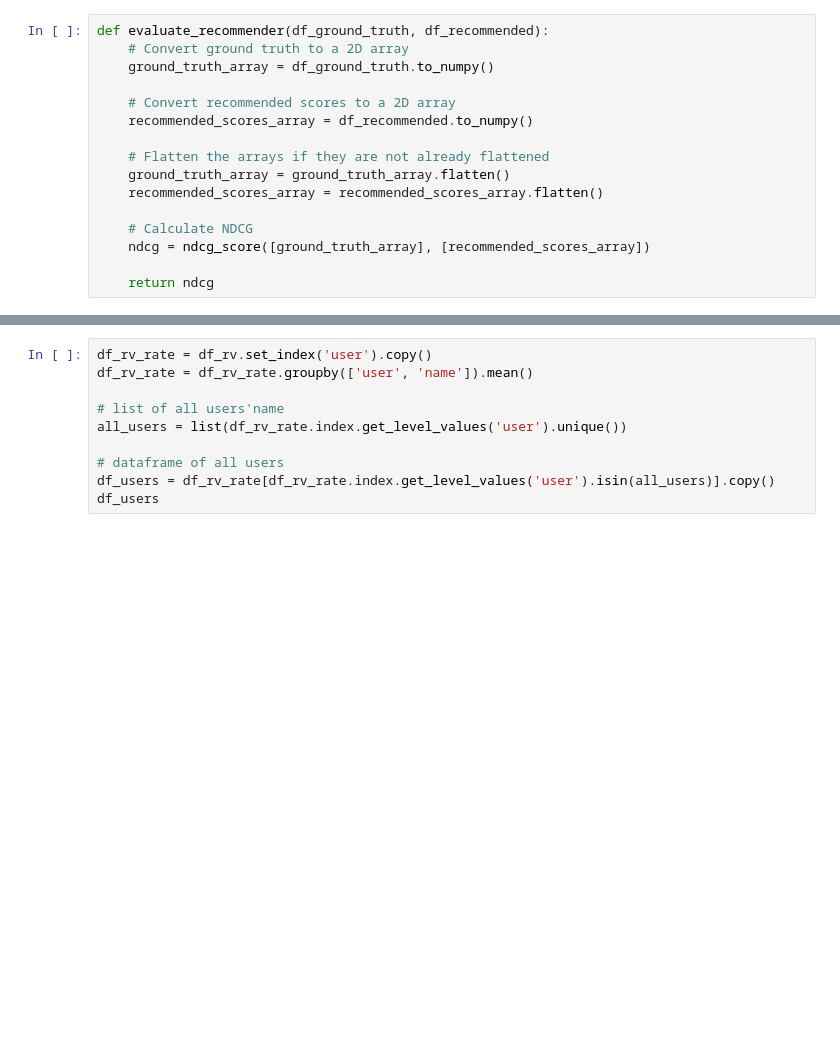
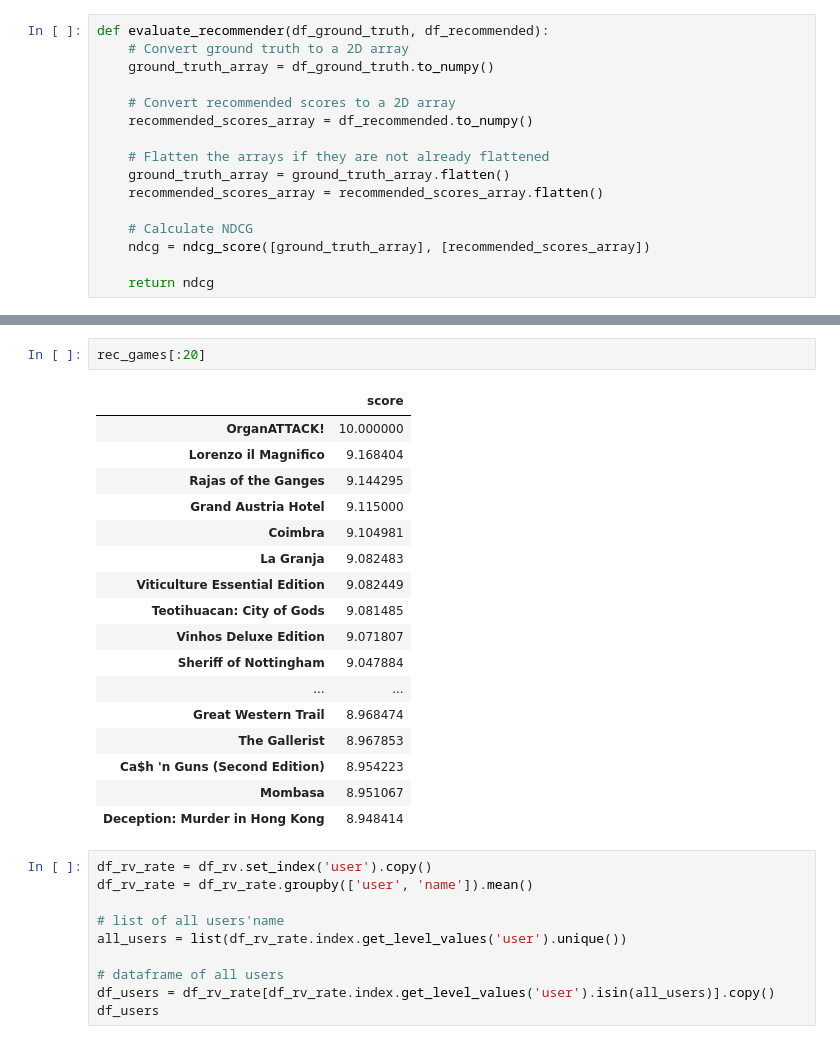
Before and after one commit to Kopzzz/Board-Game-RecCommu, a Jupyter notebook: code/5_item-based_pipeline.ipynb, the cells around one changed output, grey strips where cells are left out. Drawn from its saved outputs; the diff is of its cells as text; blank space fills up the shorter version.

```diff
--- a/code/5_item-based_pipeline.ipynb
+++ b/code/5_item-based_pipeline.ipynb
@@ -169,3 +244,23 @@ NDCG Score: 0.6568963011025782
+# %%
+rec_games[:20]
+# %% [output]
+|  | score |
+| OrganATTACK! | 10.000000 |
+| Lorenzo il Magnifico | 9.168404 |
+| Rajas of the Ganges | 9.144295 |
+| Grand Austria Hotel | 9.115000 |
+| Coimbra | 9.104981 |
+| La Granja | 9.082483 |
+| Viticulture Essential Edition | 9.082449 |
+| Teotihuacan: City of Gods | 9.081485 |
+| Vinhos Deluxe Edition | 9.071807 |
+| Sheriff of Nottingham | 9.047884 |
+| ... | ... |
+| Great Western Trail | 8.968474 |
+| The Gallerist | 8.967853 |
+| Ca$h 'n Guns (Second Edition) | 8.954223 |
+| Mombasa | 8.951067 |
+| Deception: Murder in Hong Kong | 8.948414 |
 # %%
 df_rv_rate = df_rv.set_index('user').copy()
 df_rv_rate = df_rv_rate.groupby(['user', 'name']).mean()
```
Also changed, not shown: parts of 16 cells of this notebook.
